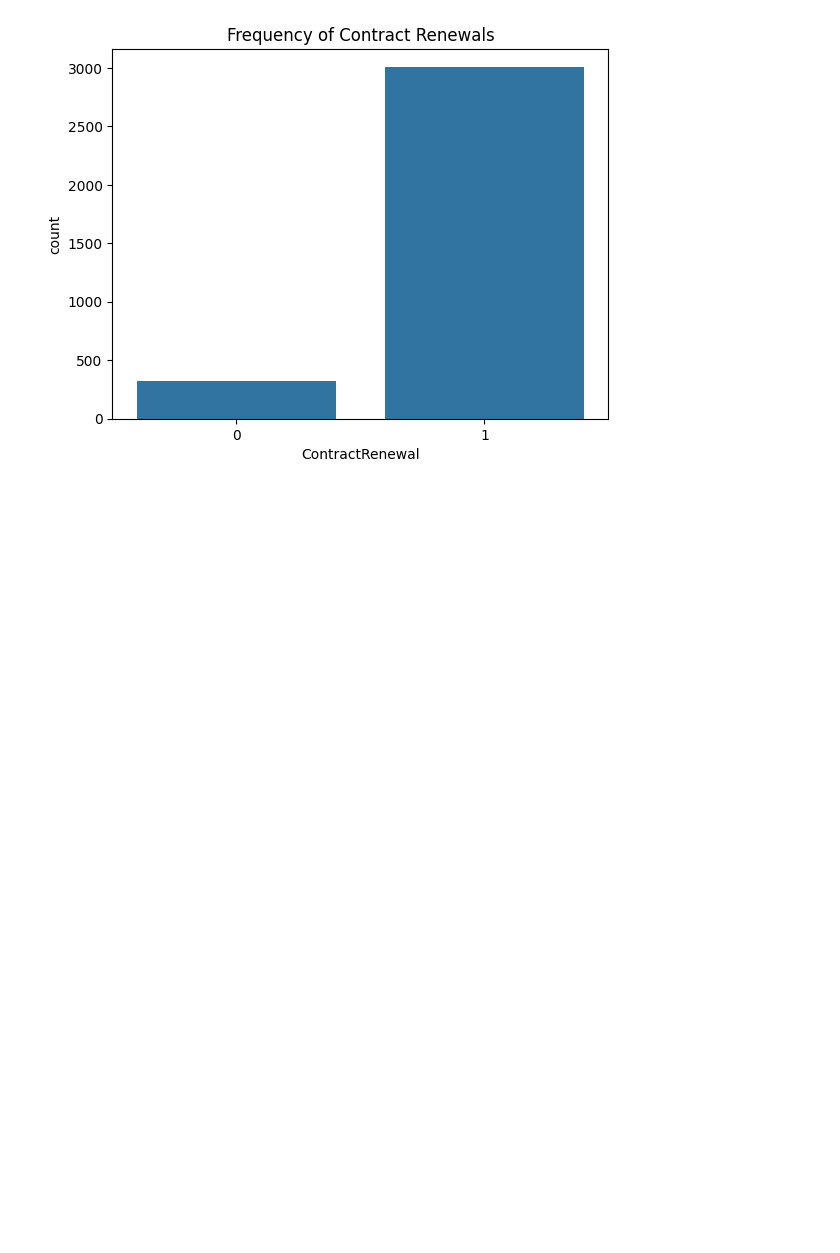
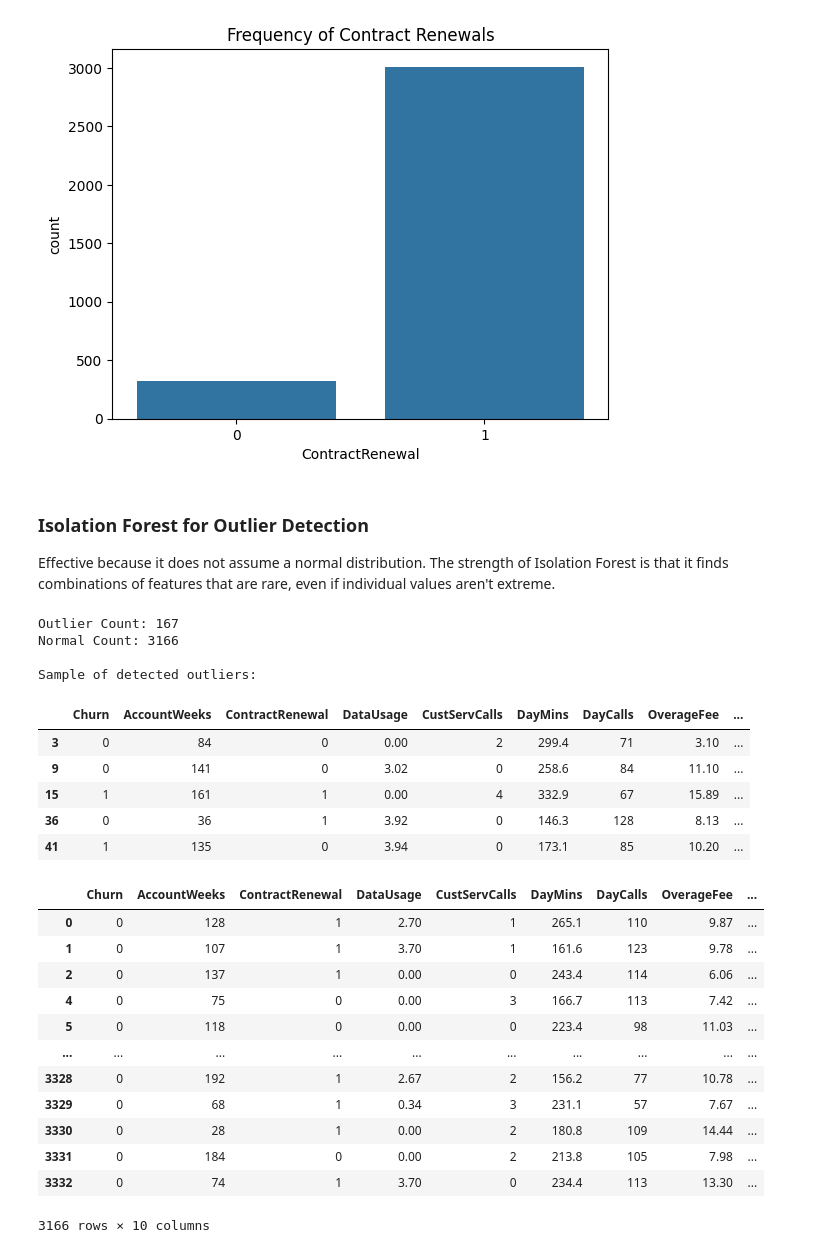
Before and after one commit to Francesca9933/ml-customer-churn-prediction, a Jupyter notebook: customer_churn_prediction.ipynb, the cells around one changed output. Drawn from its saved outputs; the diff is of its cells as text; code cells hidden in the pictures; blank space fills up the shorter version.

Commit message:
isolation forest in outlier detection (multivariate details about outliers)

```diff
--- a/customer_churn_prediction.ipynb
+++ b/customer_churn_prediction.ipynb
@@ -463,3 +463,47 @@ ContractRenewal
 Name: count, dtype: int64
 Text(0.5, 1.0, 'Frequency of Contract Renewals')
 [figure]
+# %% [markdown]
+### Isolation Forest for Outlier Detection
+Effective because it does not assume a normal distribution. The strength of Isolation Forest is that it finds combinations of features that are rare, even if individual values aren't extreme.
+# %%
+# contamination=0.05 assumes roughly 5% of data is outliers
+iso = IsolationForest(contamination=0.05, random_state=42)
+outliers = iso.fit_predict(df.drop('Churn', axis=1))
+df['is_outlier'] = outliers # 1 for normal, -1 for outlier
+
+# Print the count of detected outliers
+print(f"Outlier Count: {len(df[df['is_outlier'] == -1])}")
+print(f"Normal Count: {len(df[df['is_outlier'] == 1])}")
+
+# Show the first 5 outliers detected
+print("\nSample of detected outliers:")
+display(df[df['is_outlier'] == -1].head())
+
+# Clean the dataframe for the final model
+df_cleaned = df[df['is_outlier'] == 1].drop(columns=['is_outlier'])
+display(df_cleaned)
+# %% [output]
+Outlier Count: 167
+Normal Count: 3166
+
+Sample of detected outliers:
+|  | Churn | AccountWeeks | ContractRenewal | DataUsage | CustServCalls | DayMins | DayCalls | OverageFee | ... |
+| 3 | 0 | 84 | 0 | 0.00 | 2 | 299.4 | 71 | 3.10 | ... |
+| 9 | 0 | 141 | 0 | 3.02 | 0 | 258.6 | 84 | 11.10 | ... |
+| 15 | 1 | 161 | 1 | 0.00 | 4 | 332.9 | 67 | 15.89 | ... |
+| 36 | 0 | 36 | 1 | 3.92 | 0 | 146.3 | 128 | 8.13 | ... |
+| 41 | 1 | 135 | 0 | 3.94 | 0 | 173.1 | 85 | 10.20 | ... |
+|  | Churn | AccountWeeks | ContractRenewal | DataUsage | CustServCalls | DayMins | DayCalls | OverageFee | ... |
+| 0 | 0 | 128 | 1 | 2.70 | 1 | 265.1 | 110 | 9.87 | ... |
+| 1 | 0 | 107 | 1 | 3.70 | 1 | 161.6 | 123 | 9.78 | ... |
+| 2 | 0 | 137 | 1 | 0.00 | 0 | 243.4 | 114 | 6.06 | ... |
+| 4 | 0 | 75 | 0 | 0.00 | 3 | 166.7 | 113 | 7.42 | ... |
+| 5 | 0 | 118 | 0 | 0.00 | 0 | 223.4 | 98 | 11.03 | ... |
+| ... | ... | ... | ... | ... | ... | ... | ... | ... | ... |
+| 3328 | 0 | 192 | 1 | 2.67 | 2 | 156.2 | 77 | 10.78 | ... |
+| 3329 | 0 | 68 | 1 | 0.34 | 3 | 231.1 | 57 | 7.67 | ... |
+| 3330 | 0 | 28 | 1 | 0.00 | 2 | 180.8 | 109 | 14.44 | ... |
+| 3331 | 0 | 184 | 0 | 0.00 | 2 | 213.8 | 105 | 7.98 | ... |
+| 3332 | 0 | 74 | 1 | 3.70 | 0 | 234.4 | 113 | 13.30 | ... |
+3166 rows × 10 columns
```
Also changed, not shown: parts of 2 cells of this notebook.
